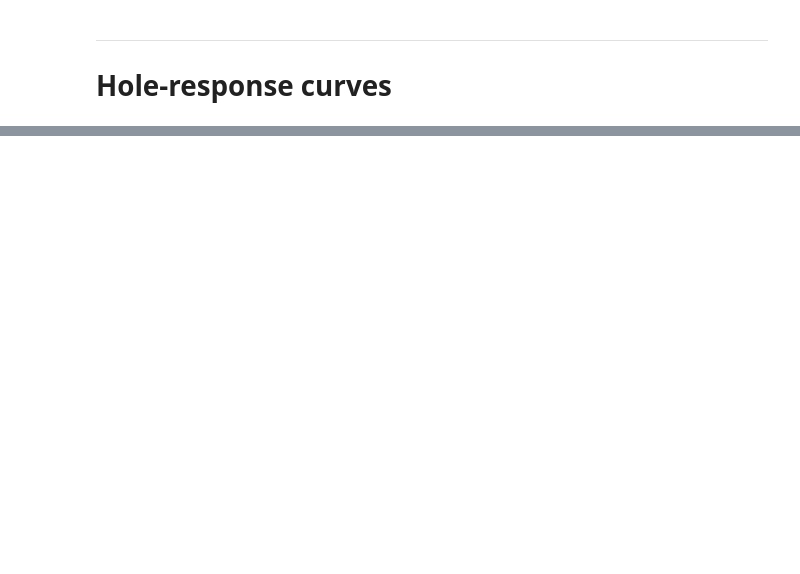
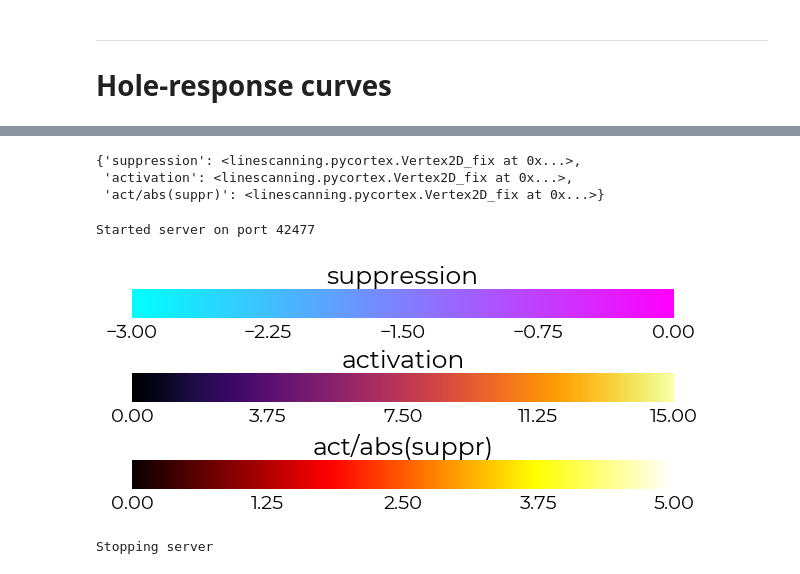
Before and after one commit to spinoza-centre/holeresponse, a Jupyter notebook: notebooks/hr_curve.ipynb, the cells around one changed output, grey strips where cells are left out. Drawn from its saved outputs; the diff is of its cells as text; code cells hidden in the pictures; blank space fills up the shorter version.

```diff
--- a/notebooks/hr_curve.ipynb
+++ b/notebooks/hr_curve.ipynb
@@ -343,0 +74,47 @@ prf.Parameters(pars, model="norm").to_df()
+# %%
+# make object for activation
+act_v = pycortex.Vertex2D_fix(
+    df_max_activation,
+    subject=subject,
+    cmap="inferno",
+    vmax1=15)
+
+# make object for suppression
+alpha = np.zeros_like(df_max_suppression)
+alpha[df_max_suppression < 0] = 1
+suppr_v = pycortex.Vertex2D_fix(
+    df_max_suppression,
+    alpha,
+    subject=subject,
+    cmap="cool",
+    vmin1=-3,
+    vmax1=0)
+
+# make object for ratio
+ratio_v = pycortex.Vertex2D_fix(
+    df_ratio,
+    subject=subject,
+    cmap="hot",
+    vmax1=5)
+
+data_dict = {
+    "suppression": suppr_v,
+    "activation": act_v,
+    "act/abs(suppr)": ratio_v}
+
+data_dict
+# %% [output]
+{'suppression': <linescanning.pycortex.Vertex2D_fix at 0x...>,
+ 'activation': <linescanning.pycortex.Vertex2D_fix at 0x...>,
+ 'act/abs(suppr)': <linescanning.pycortex.Vertex2D_fix at 0x...>}
+# %%
+pyc_suppr = pycortex.SavePycortexViews(
+    data_dict,
+    subject=subject,
+    radius=240,
+    pivot=-40
+)
+# %% [output]
+Started server on port 42477
+[figure, added]
+Stopping server
```
Also changed, not shown: parts of 77 cells of this notebook.
